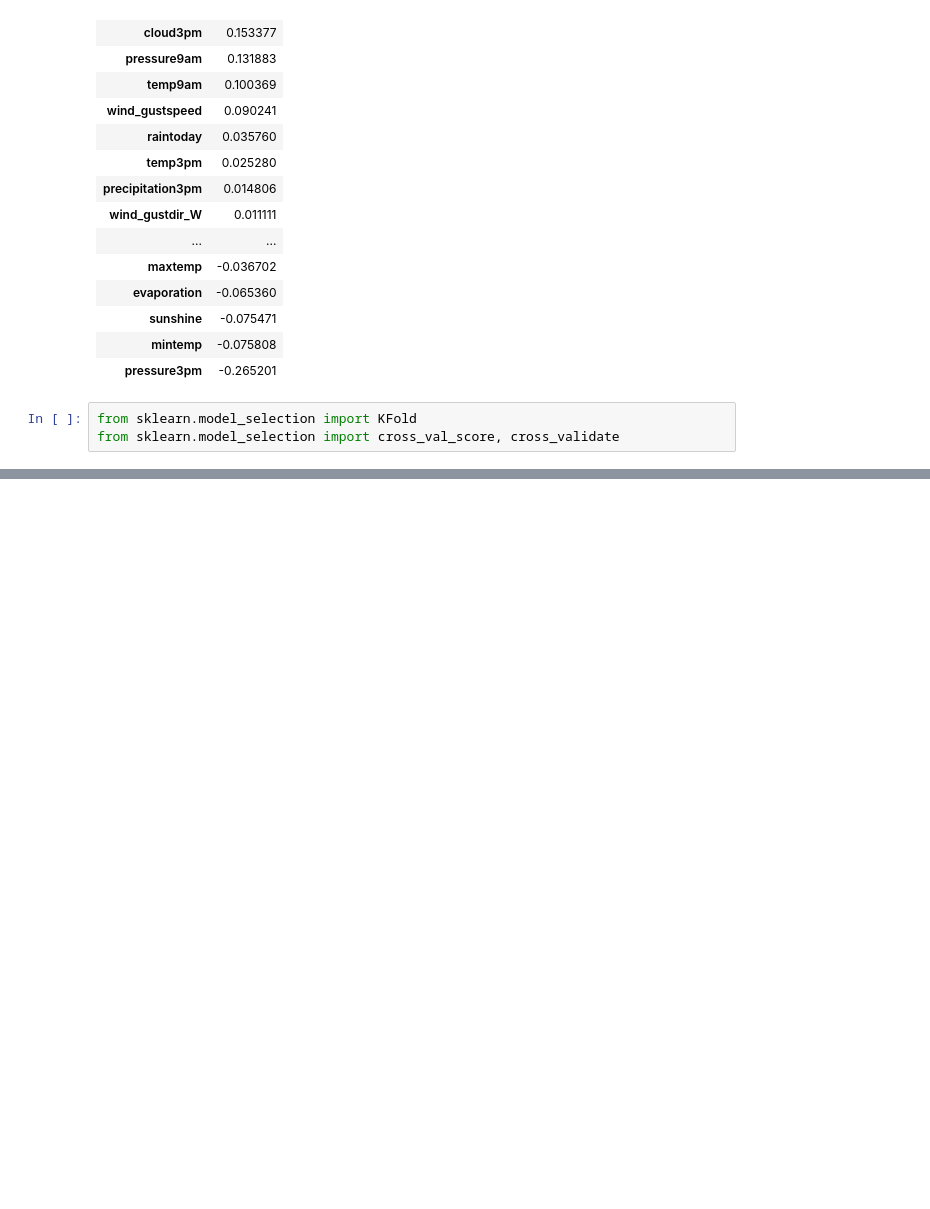
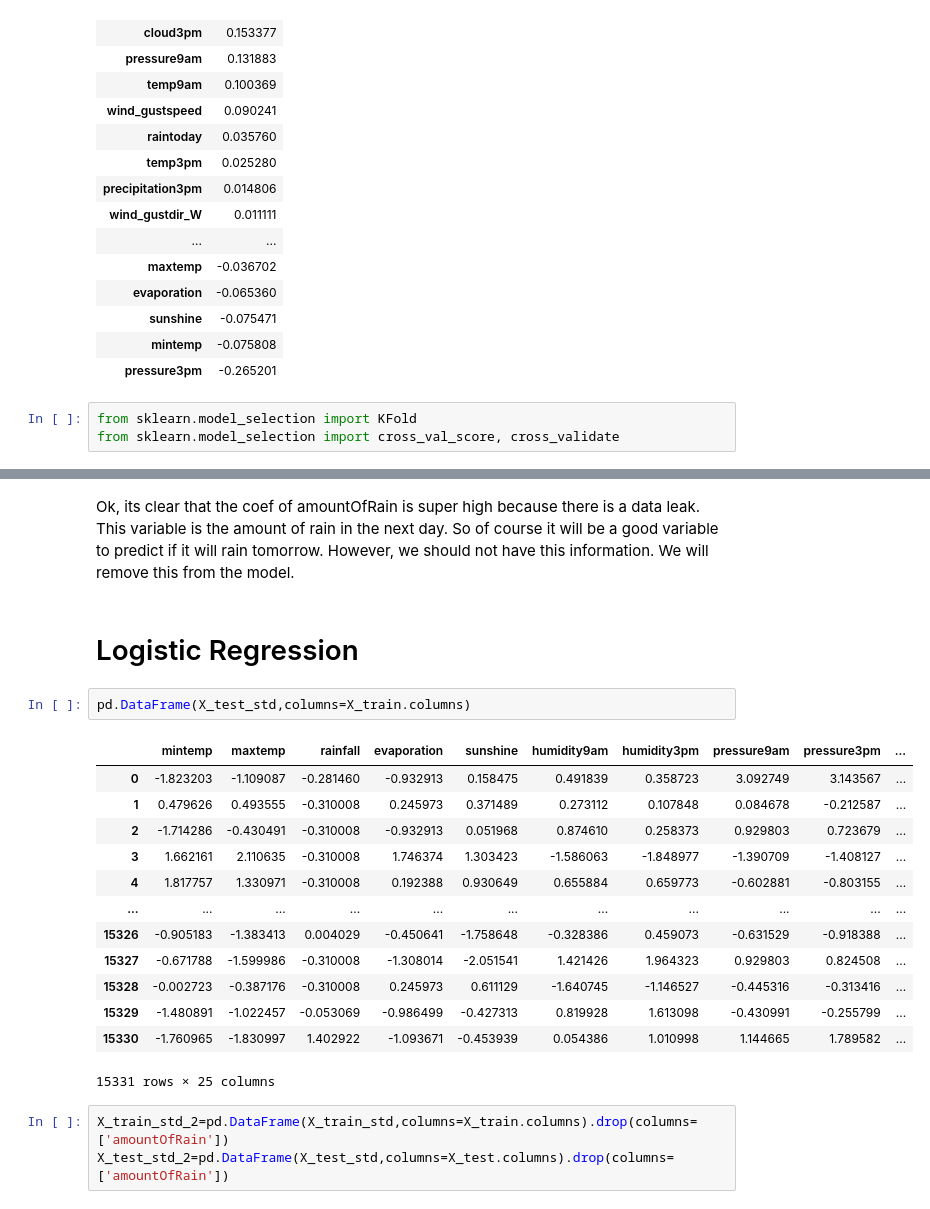
Before and after one commit to pedrodgn/ironhack, a Jupyter notebook: week8-MachineLearning/Project Rain in Australia.ipynb, the cells around one changed output, grey strips where cells are left out. Cells and saved outputs as stored; diff of their text form; blank space fills up the shorter version.

Commit message:
Doing firsts Logistic Regression model

```diff
--- a/week8-MachineLearning/Project Rain in Australia.ipynb
+++ b/week8-MachineLearning/Project Rain in Australia.ipynb
@@ -665,0 +666,23 @@ data.head(20)
+# %% [markdown]
+Ok, its clear that the coef of amountOfRain is super high because there is a data leak. This variable is the amount of rain in the next day. So of course it will be a good variable to predict if it will rain tomorrow. However, we should not have this information. We will remove this from the model.
+# %% [markdown]
+# Logistic Regression
+# %%
+pd.DataFrame(X_test_std,columns=X_train.columns)
+# %% [output]
+|  | mintemp | maxtemp | rainfall | evaporation | sunshine | humidity9am | humidity3pm | pressure9am | pressure3pm | ... |
+| 0 | -1.823203 | -1.109087 | -0.281460 | -0.932913 | 0.158475 | 0.491839 | 0.358723 | 3.092749 | 3.143567 | ... |
+| 1 | 0.479626 | 0.493555 | -0.310008 | 0.245973 | 0.371489 | 0.273112 | 0.107848 | 0.084678 | -0.212587 | ... |
+| 2 | -1.714286 | -0.430491 | -0.310008 | -0.932913 | 0.051968 | 0.874610 | 0.258373 | 0.929803 | 0.723679 | ... |
+| 3 | 1.662161 | 2.110635 | -0.310008 | 1.746374 | 1.303423 | -1.586063 | -1.848977 | -1.390709 | -1.408127 | ... |
+| 4 | 1.817757 | 1.330971 | -0.310008 | 0.192388 | 0.930649 | 0.655884 | 0.659773 | -0.602881 | -0.803155 | ... |
+| ... | ... | ... | ... | ... | ... | ... | ... | ... | ... | ... |
+| 15326 | -0.905183 | -1.383413 | 0.004029 | -0.450641 | -1.758648 | -0.328386 | 0.459073 | -0.631529 | -0.918388 | ... |
+| 15327 | -0.671788 | -1.599986 | -0.310008 | -1.308014 | -2.051541 | 1.421426 | 1.964323 | 0.929803 | 0.824508 | ... |
+| 15328 | -0.002723 | -0.387176 | -0.310008 | 0.245973 | 0.611129 | -1.640745 | -1.146527 | -0.445316 | -0.313416 | ... |
+| 15329 | -1.480891 | -1.022457 | -0.053069 | -0.986499 | -0.427313 | 0.819928 | 1.613098 | -0.430991 | -0.255799 | ... |
+| 15330 | -1.760965 | -1.830997 | 1.402922 | -1.093671 | -0.453939 | 0.054386 | 1.010998 | 1.144665 | 1.789582 | ... |
+15331 rows × 25 columns
+# %%
+X_train_std_2=pd.DataFrame(X_train_std,columns=X_train.columns).drop(columns=['amountOfRain'])
+X_test_std_2=pd.DataFrame(X_test_std,columns=X_test.columns).drop(columns=['amountOfRain'])
```
Also changed, not shown: parts of 17 cells of this notebook.
